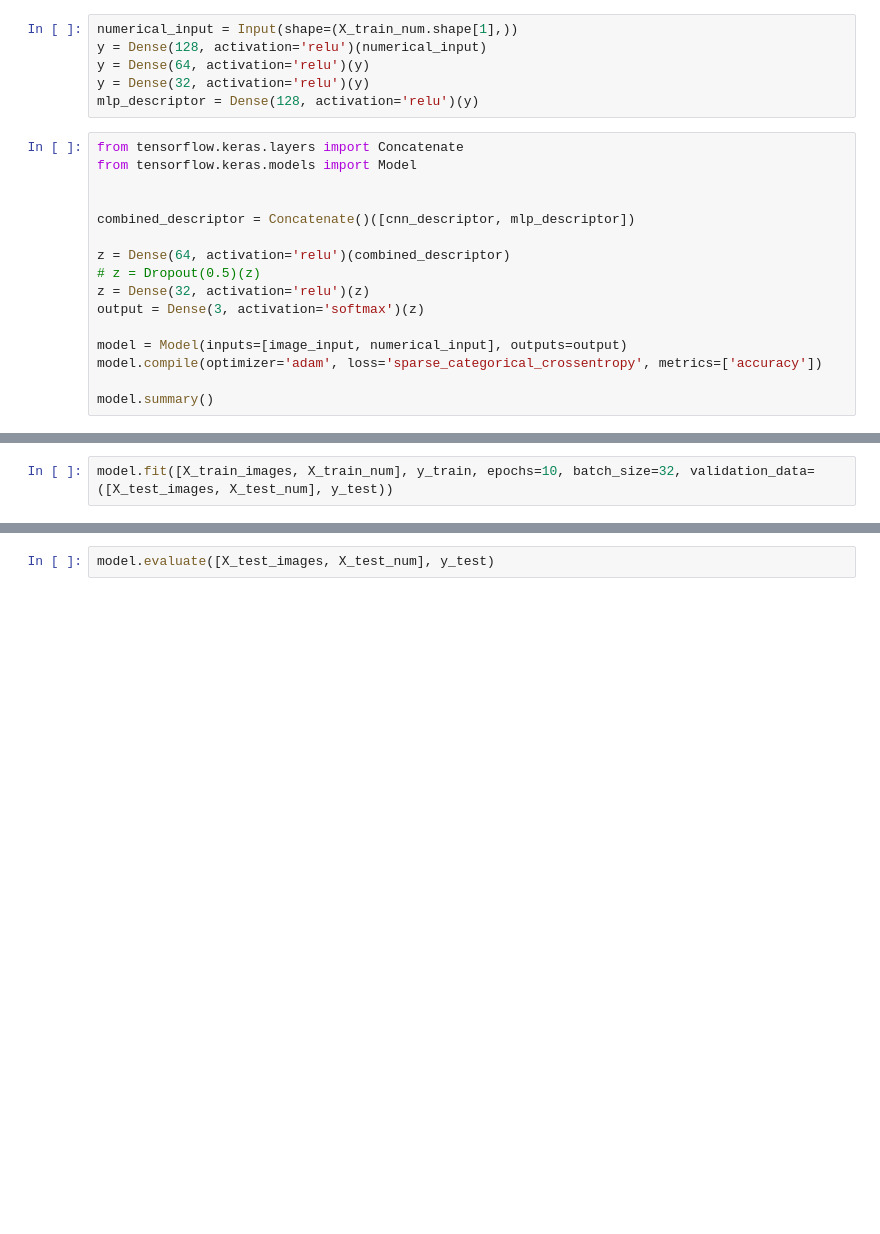
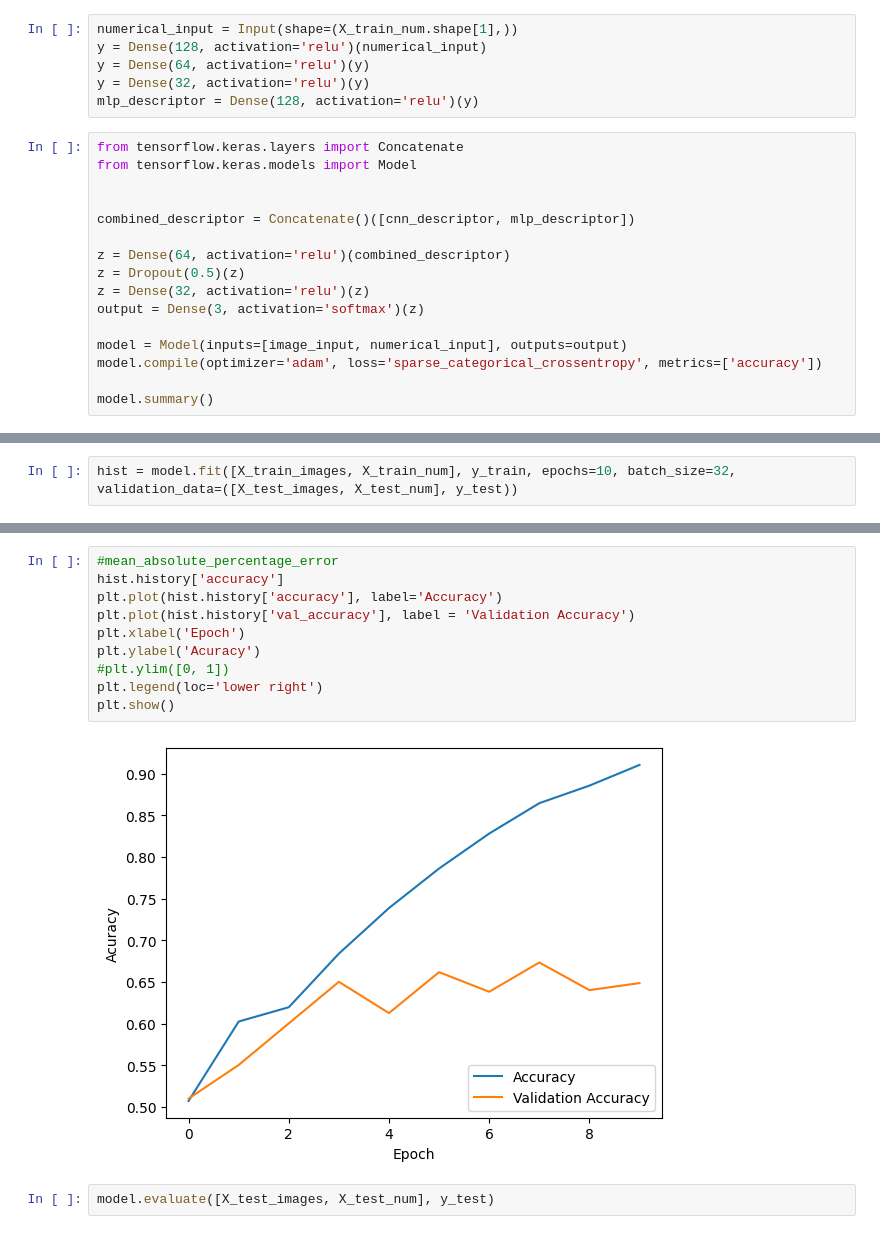
Before and after one commit to nam0mi/HouseHunter, a Jupyter notebook: HouseHunter.ipynb, the cells around one changed output, grey strips where cells are left out. Saved outputs shown, nothing was run; the diff lists cells and outputs as text; blank space fills up the shorter version.

Commit message:
added results visualization for classification problem

```diff
--- a/HouseHunter.ipynb
+++ b/HouseHunter.ipynb
@@ -381,7 +394,7 @@ from tensorflow.keras.models import Model
 combined_descriptor = Concatenate()([cnn_descriptor, mlp_descriptor])
 
 z = Dense(64, activation='relu')(combined_descriptor)
-# z = Dropout(0.5)(z)
+z = Dropout(0.5)(z)
 z = Dense(32, activation='relu')(z)
 output = Dense(3, activation='softmax')(z)
 
@@ -412,6 +425,6 @@ Model: "functional_60"
  Trainable params: 13,023,843 (49.68 MB)
  Non-trainable params: 0 (0.00 B)
 # %%
-model.fit([X_train_images, X_train_num], y_train, epochs=10, batch_size=32, validation_data=([X_test_images, X_test_num], y_test))
+hist = model.fit([X_train_images, X_train_num], y_train, epochs=10, batch_size=32, validation_data=([X_test_images, X_test_num], y_test))
 # %% [output]
 Epoch 1/10
@@ -438,3 +451,15 @@ Epoch 10/10
+# %%
+#mean_absolute_percentage_error
+hist.history['accuracy']
+plt.plot(hist.history['accuracy'], label='Accuracy')
+plt.plot(hist.history['val_accuracy'], label = 'Validation Accuracy')
+plt.xlabel('Epoch')
+plt.ylabel('Acuracy')
+#plt.ylim([0, 1])
+plt.legend(loc='lower right')
+plt.show()
+# %% [output]
+[figure, added]
 # %%
 model.evaluate([X_test_images, X_test_num], y_test)
 # %% [output]
```
Also changed, not shown: parts of 11 cells of this notebook.
